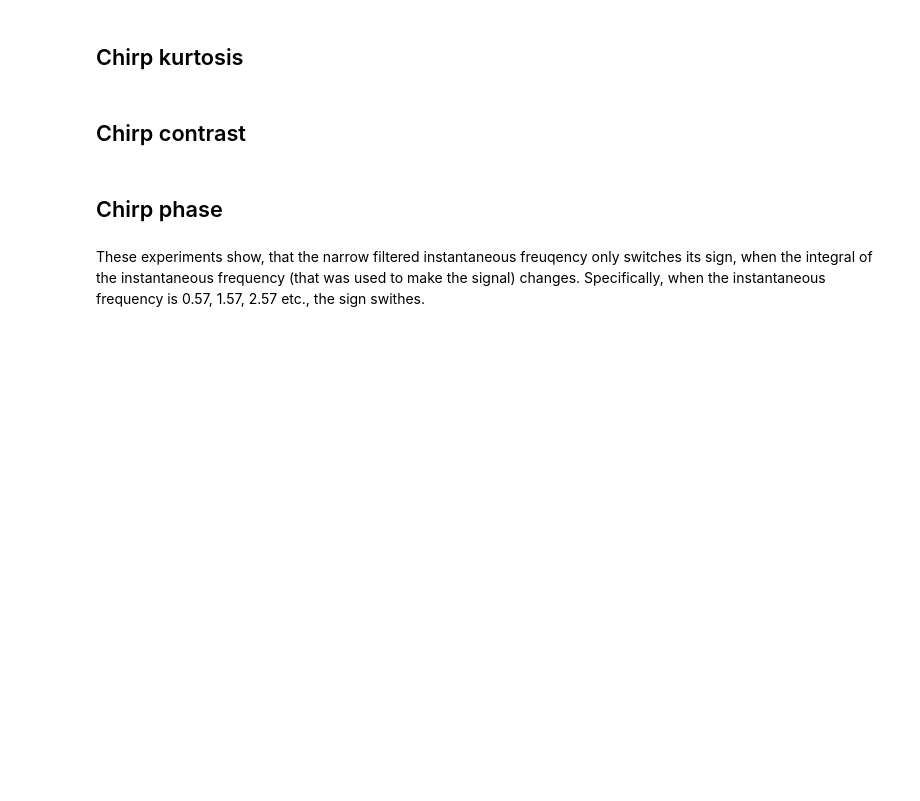
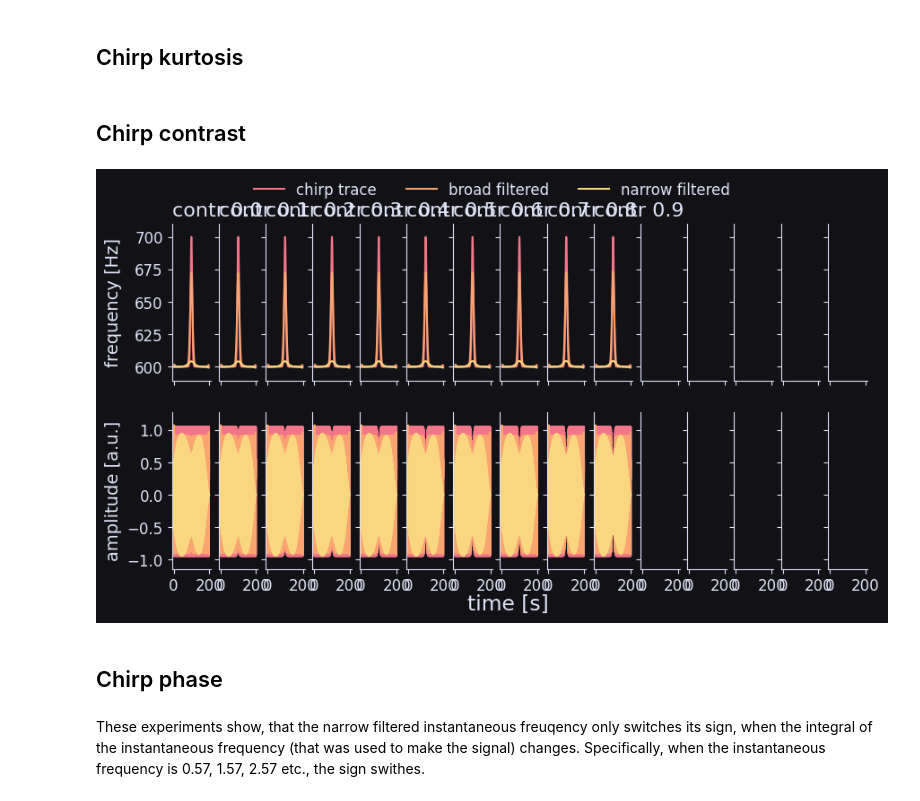
Before and after one commit to weygoldt/gp-chirpdetector, a Jupyter notebook: chirp_instantaneous_freq/chirp_exploration.ipynb, the cells around one changed output. Saved outputs shown, nothing was run; the diff lists cells and outputs as text; code cells hidden in the pictures; blank space fills up the shorter version.

```diff
--- a/chirp_instantaneous_freq/chirp_exploration.ipynb
+++ b/chirp_instantaneous_freq/chirp_exploration.ipynb
@@ -184,26 +202,28 @@ plt.show()
 # %%
 contrasts = np.arange(0.0, 1.1, 0.1)
 fig, axs = plt.subplots(2, len(sizes), figsize=(10, 5), sharex=True, sharey='row')
 integrals = []
 
 for i, contrast in enumerate(contrasts):
     if i > 9:
         break
     original, broad, narrow = filtered_chirp(600, 100, 0.02, 1, contrast, 0)
 
     integral = np.trapz(original[2], original[0])
     integrals.append(integral)
 
     plot(original, broad, narrow, axs[:, i])
-    axs[:, i][0].set_xlim(0.06, 0.14)
+    # axs[:, i][0].set_xlim(0.06, 0.14)
     axs[0, i].set_title(f'contr {np.round(contrast, 2)}')
 
 fig.legend(handles=axs[0,0].get_lines(), loc='upper center', ncol=3)
 axs[0,0].set_ylabel('frequency [Hz]')
 axs[1,0].set_ylabel('amplitude [a.u.]')
 fig.supxlabel('time [s]')
 fig.align_labels()
 plt.show()
+# %% [output]
+[figure, added]
 # %% [markdown]
 ## Chirp phase
 # %%
```
Also changed, not shown: parts of 4 cells of this notebook, 8 other files.
